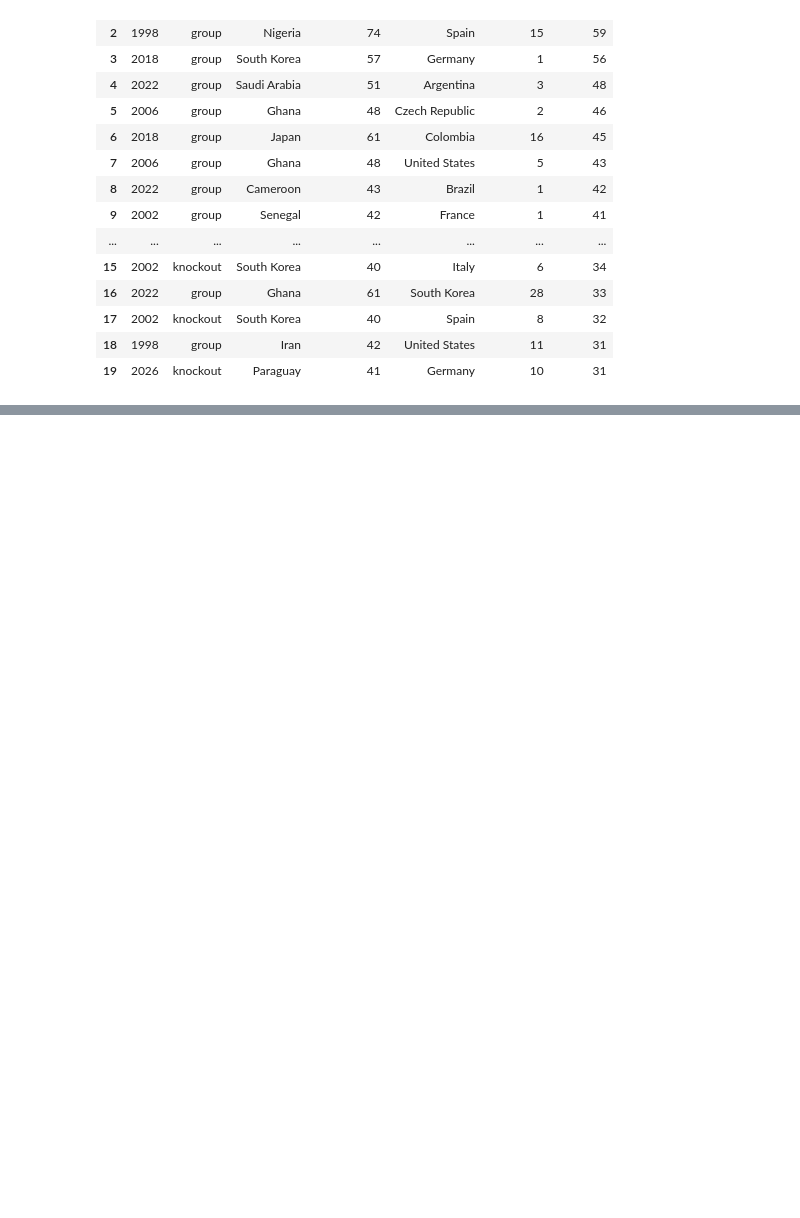
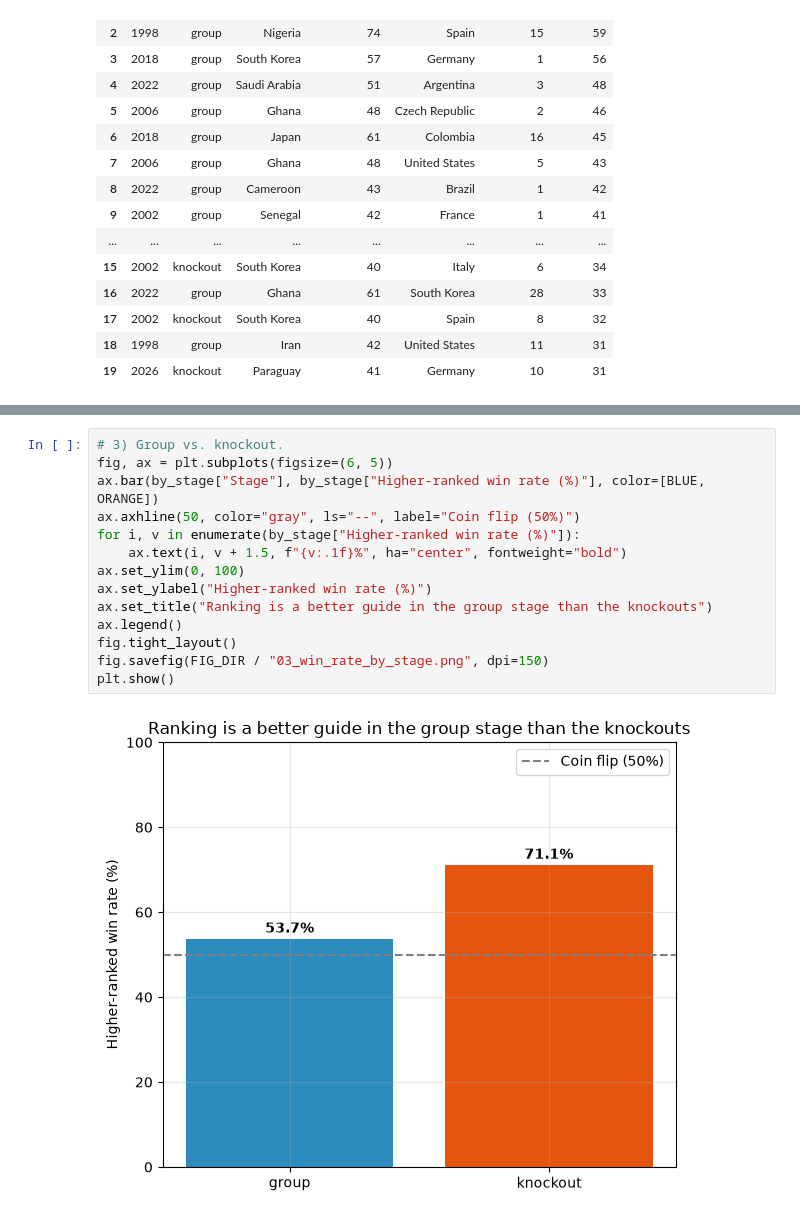
Before and after one commit to bniroula/fifa-analysis, a Jupyter notebook: notebooks/cleanup.ipynb, the cells around one changed output, grey strips where cells are left out. Drawn from its saved outputs; the diff is of its cells as text; blank space fills up the shorter version.

```diff
--- a/notebooks/cleanup.ipynb
+++ b/notebooks/cleanup.ipynb
@@ -454,0 +499,16 @@ Wrote wc_ranking_stats.xlsx with 10 sheets
+# %%
+# 3) Group vs. knockout.
+fig, ax = plt.subplots(figsize=(6, 5))
+ax.bar(by_stage["Stage"], by_stage["Higher-ranked win rate (%)"], color=[BLUE, ORANGE])
+ax.axhline(50, color="gray", ls="--", label="Coin flip (50%)")
+for i, v in enumerate(by_stage["Higher-ranked win rate (%)"]):
+    ax.text(i, v + 1.5, f"{v:.1f}%", ha="center", fontweight="bold")
+ax.set_ylim(0, 100)
+ax.set_ylabel("Higher-ranked win rate (%)")
+ax.set_title("Ranking is a better guide in the group stage than the knockouts")
+ax.legend()
+fig.tight_layout()
+fig.savefig(FIG_DIR / "03_win_rate_by_stage.png", dpi=150)
+plt.show()
+# %% [output]
+[figure, added]
```
Also changed, not shown: parts of 11 cells of this notebook, 1 other file.
